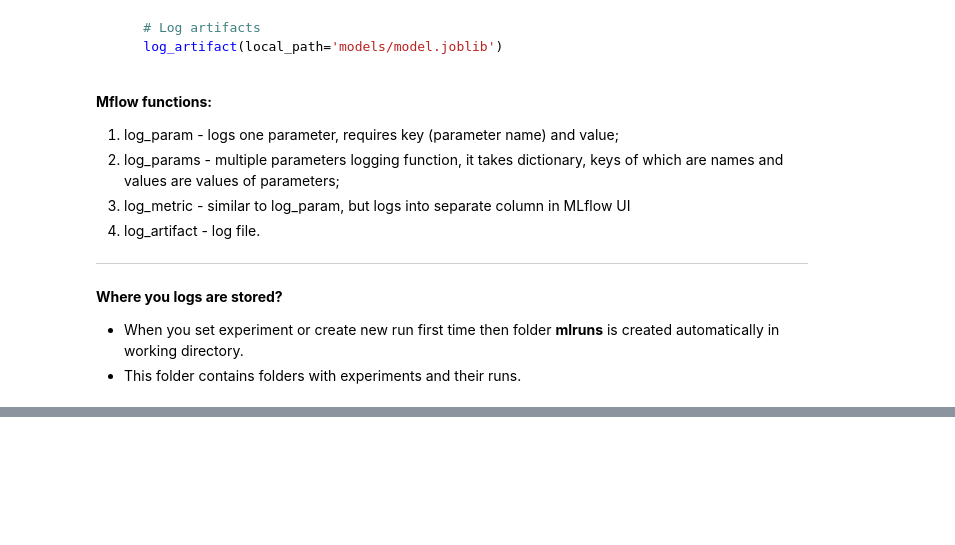
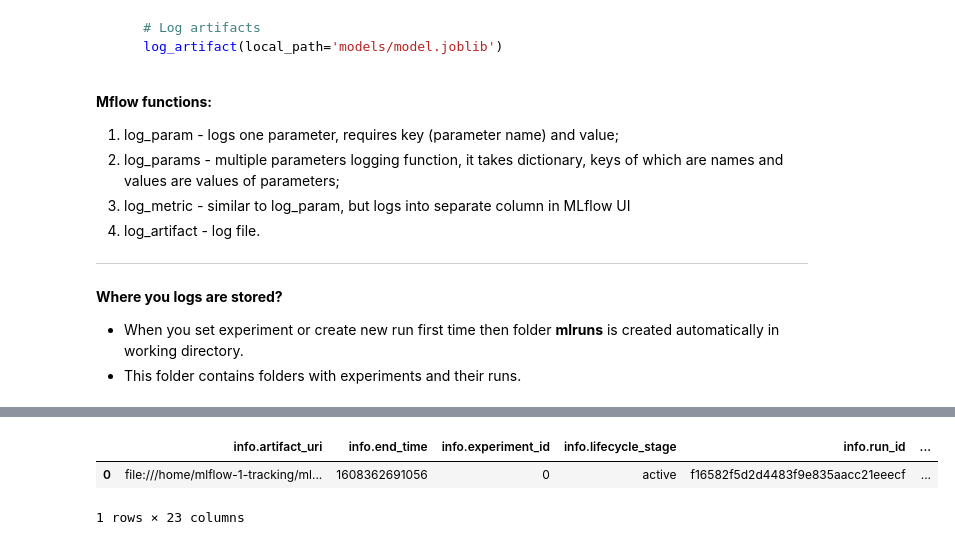
Before and after one commit to mlrepa/mlflow-1-tracking, a Jupyter notebook: notebooks/step1_native_jupyter.ipynb, the cells around one changed output, grey strips where cells are left out. Saved outputs shown, nothing was run; the diff lists cells and outputs as text; code cells hidden in the pictures; blank space fills up the shorter version.

```diff
--- a/notebooks/step1_native_jupyter.ipynb
+++ b/notebooks/step1_native_jupyter.ipynb
@@ -367,0 +439,3 @@ Link to MLflow UI: http://0.0.0.0:5000
+# %%
+rd = mlflow.get_run(exp_run_id)
+rd
@@ -367,0 +454,11 @@ Link to MLflow UI: http://0.0.0.0:5000
+# %%
+from pandas.io.json._normalize import nested_to_record
+
+flat = nested_to_record(rd.to_dictionary(), sep='.')
+exp_run_df = pd.DataFrame.from_dict(flat, orient='index').T
+exp_run_df['run_id'] = exp_run_id
+exp_run_df
+# %% [output]
+|  | info.artifact_uri | info.end_time | info.experiment_id | info.lifecycle_stage | info.run_id | ... |
+| 0 | file:///home/mlflow-1-tracking/ml... | 1608362691056 | 0 | active | f16582f5d2d4483f9e835aacc21eeecf | ... |
+1 rows × 23 columns
```
Also changed, not shown: parts of 13 cells of this notebook.
